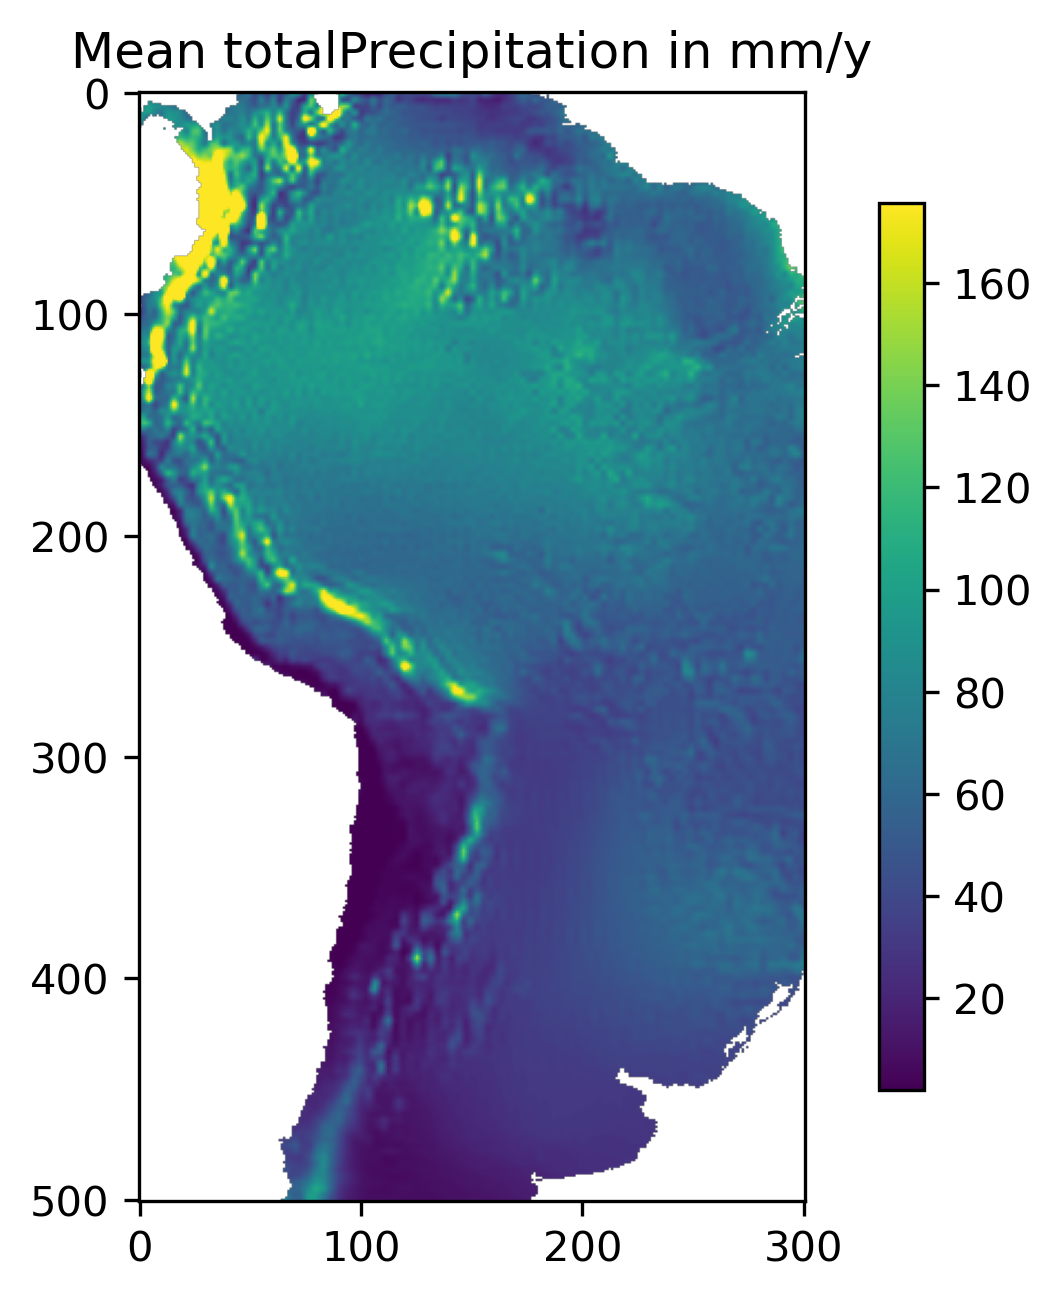
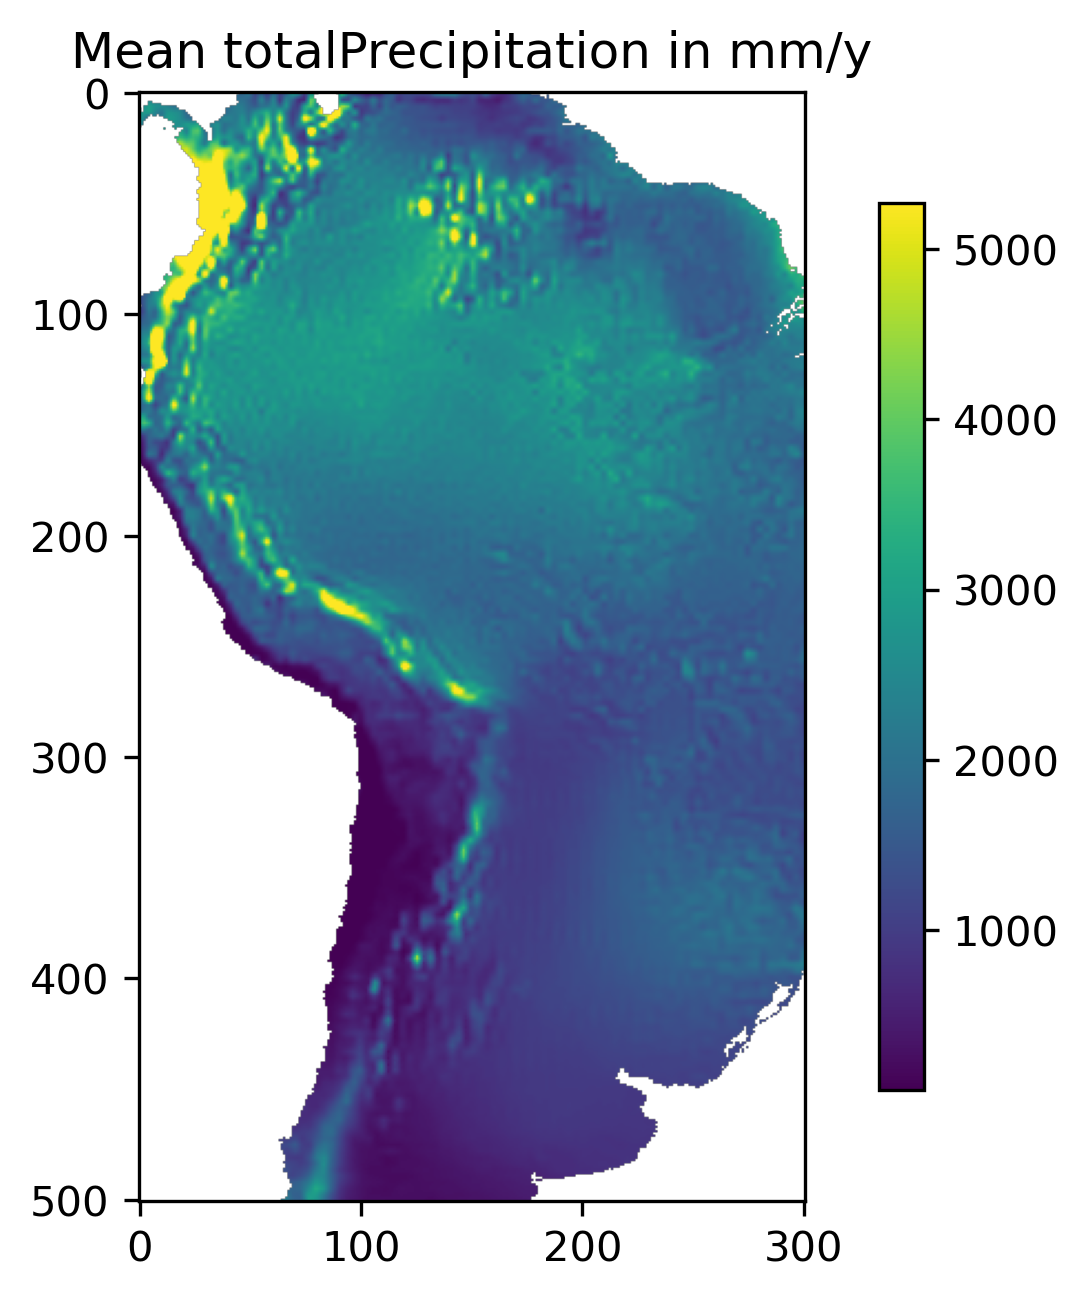
The change to this notebook cell's code, shown as a diff; its figure went from the first image to the second:
--- before
+++ after
@@ -1,2 +1,2 @@
-plt.imshow(tp_mean*12*1000, cmap='viridis', vmin=np.nanpercentile(tp_mean*12*1000, 1), vmax=np.nanpercentile(tp_mean*12*1000, 99))
+plt.imshow(tp_mean*30*12*1000, cmap='viridis', vmin=np.nanpercentile(tp_mean*30*12*1000, 1), vmax=np.nanpercentile(tp_mean*30*12*1000, 99))
 plt.title('Mean totalPrecipitation in mm/y'), plt.colorbar(orientation='vertical', shrink=0.8)

Commit: 06-24-2026